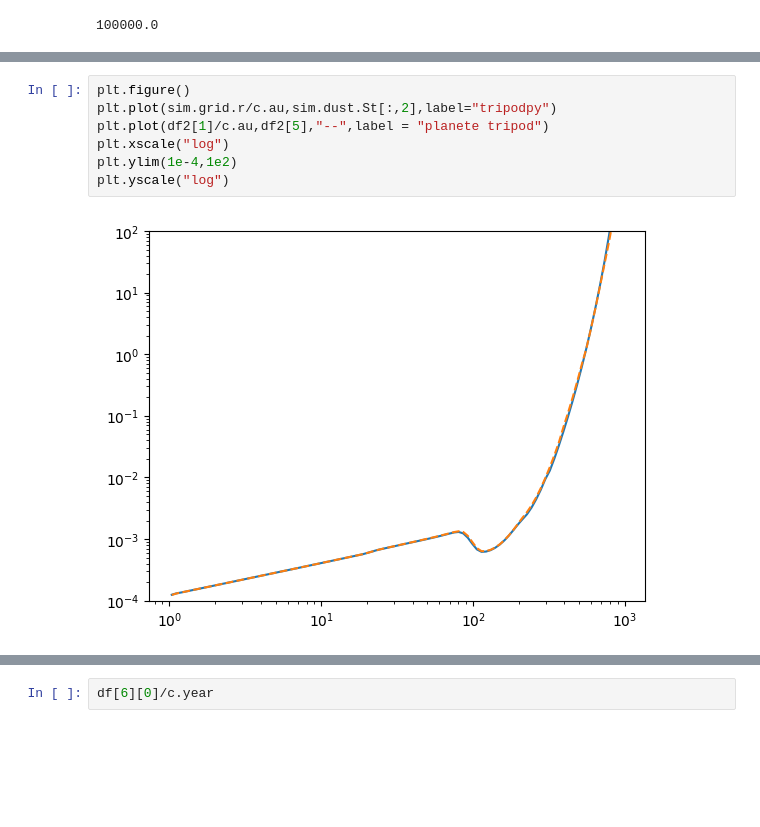
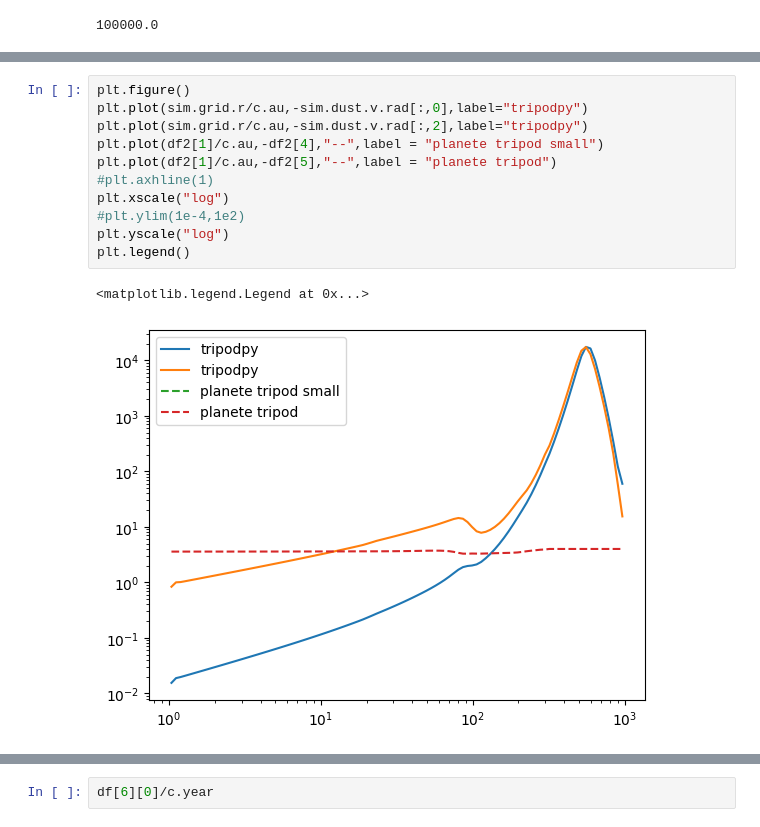
Before and after one commit to NIcolas-Kaufmann/planete_tripodf, a Jupyter notebook: tripodpy_test_sim.ipynb, the cells around one changed output, grey strips where cells are left out. Saved outputs shown, nothing was run; the diff lists cells and outputs as text; blank space fills up the shorter version.

```diff
--- a/tripodpy_test_sim.ipynb
+++ b/tripodpy_test_sim.ipynb
@@ -169,12 +131,17 @@ plt.legend()
 # %%
 plt.figure()
-plt.plot(sim.grid.r/c.au,sim.dust.St[:,2],label="tripodpy")
-plt.plot(df2[1]/c.au,df2[5],"--",label = "planete tripod")
+plt.plot(sim.grid.r/c.au,-sim.dust.v.rad[:,0],label="tripodpy")
+plt.plot(sim.grid.r/c.au,-sim.dust.v.rad[:,2],label="tripodpy")
+plt.plot(df2[1]/c.au,-df2[4],"--",label = "planete tripod small")
+plt.plot(df2[1]/c.au,-df2[5],"--",label = "planete tripod")
+#plt.axhline(1)
 plt.xscale("log")
-plt.ylim(1e-4,1e2)
+#plt.ylim(1e-4,1e2)
 plt.yscale("log")
+plt.legend()
 # %% [output]
+<matplotlib.legend.Legend at 0x...>
-[figure, old version]
+[figure, new version]
 # %%
 plt.figure()
 plt.plot(sim.grid.r/c.au,sim.dust.qrec[:],label="tripodpy")
```
Also changed, not shown: parts of 15 cells of this notebook, 4 other files.
